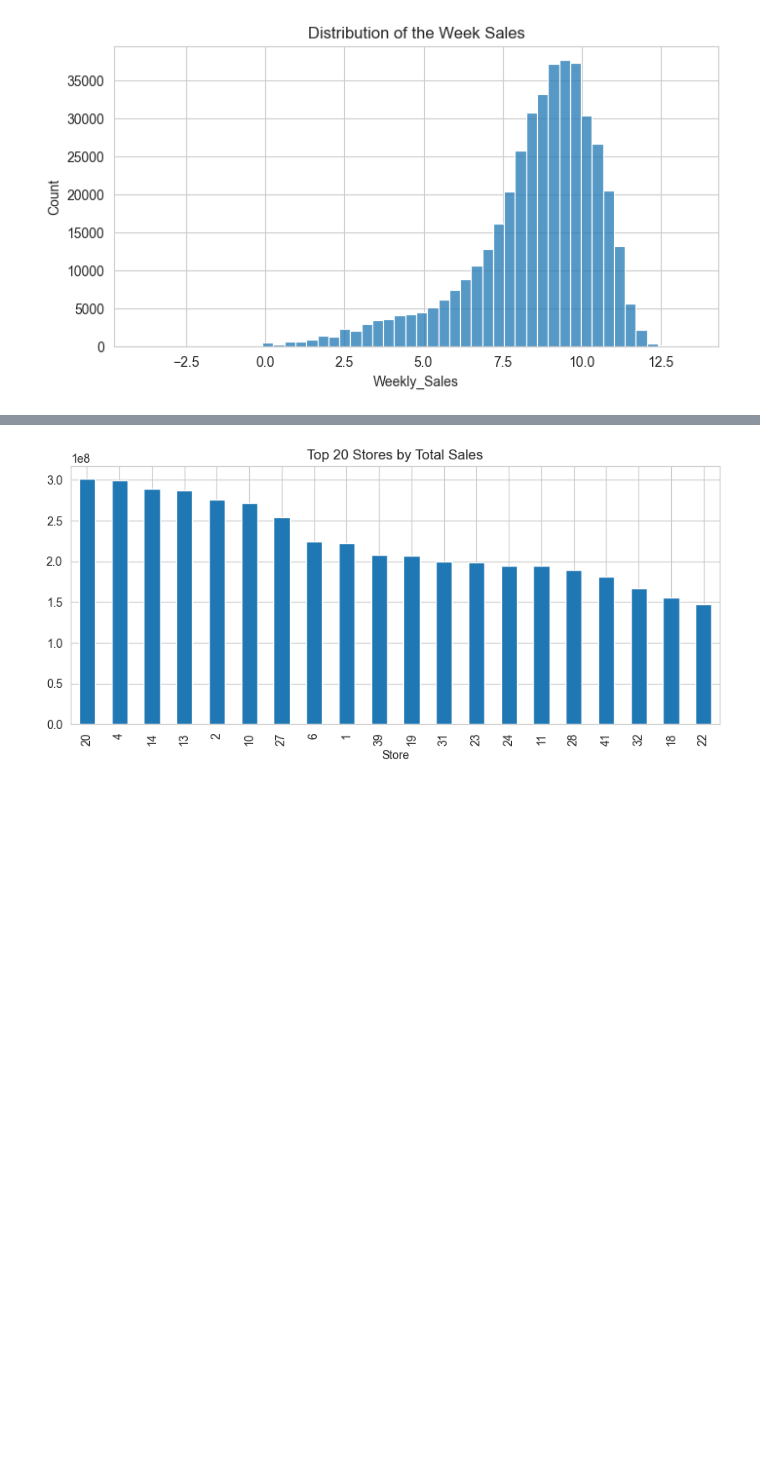
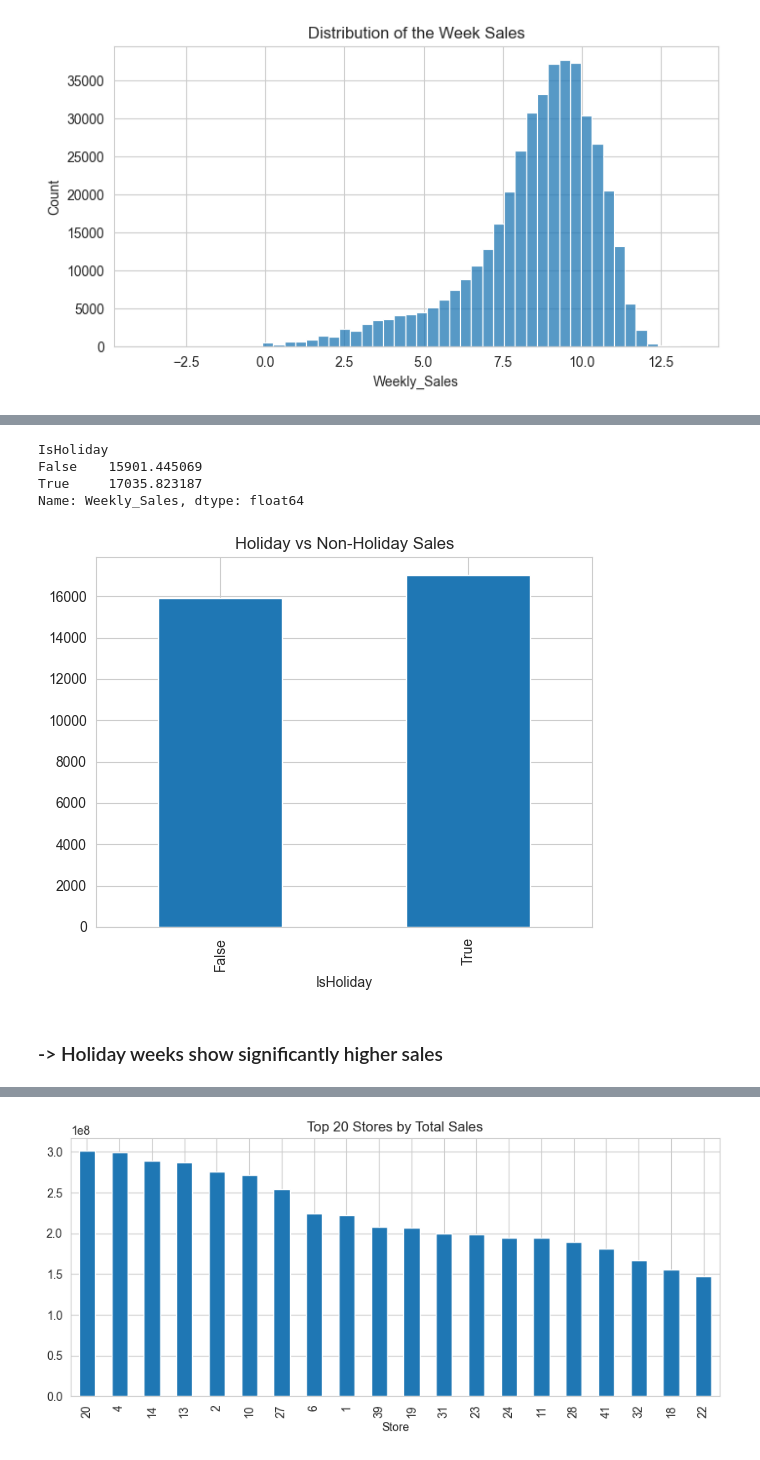
Before and after one commit to chamidugunathunga1212-coder/Retail-Sales-Forecasting, a Jupyter notebook: notebooks/EDA_Walmart_Sales.ipynb, the cells around one changed output, grey strips where cells are left out. Saved outputs shown, nothing was run; the diff lists cells and outputs as text; code cells hidden in the pictures; blank space fills up the shorter version.

```diff
--- a/notebooks/EDA_Walmart_Sales.ipynb
+++ b/notebooks/EDA_Walmart_Sales.ipynb
@@ -181,3 +212,18 @@ plt.show()
+# %%
+df.groupby("IsHoliday")["Weekly_Sales"].mean()
+# %% [output]
+IsHoliday
+False    15901.445069
+True     17035.823187
+Name: Weekly_Sales, dtype: float64
+# %%
+df.groupby("IsHoliday")["Weekly_Sales"].mean().plot(kind="bar")
+plt.title("Holiday vs Non-Holiday Sales")
+plt.show()
+# %% [output]
+[figure, added]
+# %% [markdown]
+### -> Holiday weeks show significantly higher sales
 # %%
 ## store level analysis
 store_sales = df.groupby("Store")["Weekly_Sales"].sum().sort_values(ascending=False)
```
Also changed, not shown: parts of 17 cells of this notebook, 5 other files.
